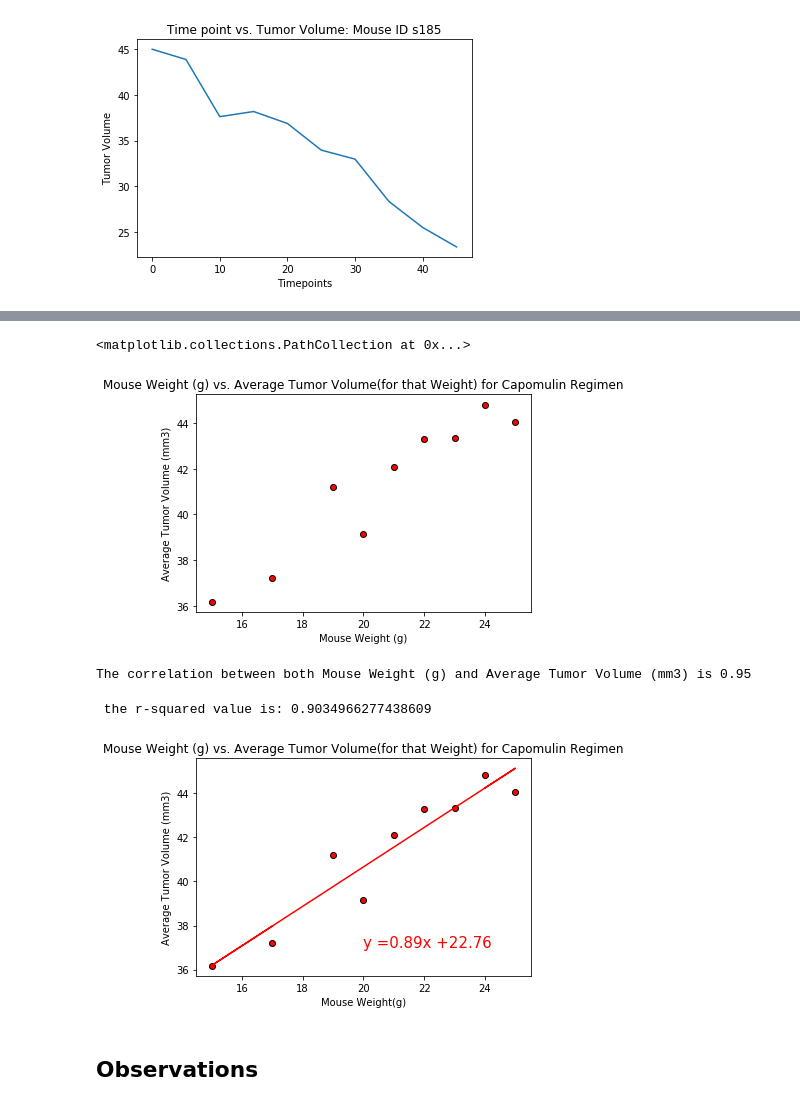
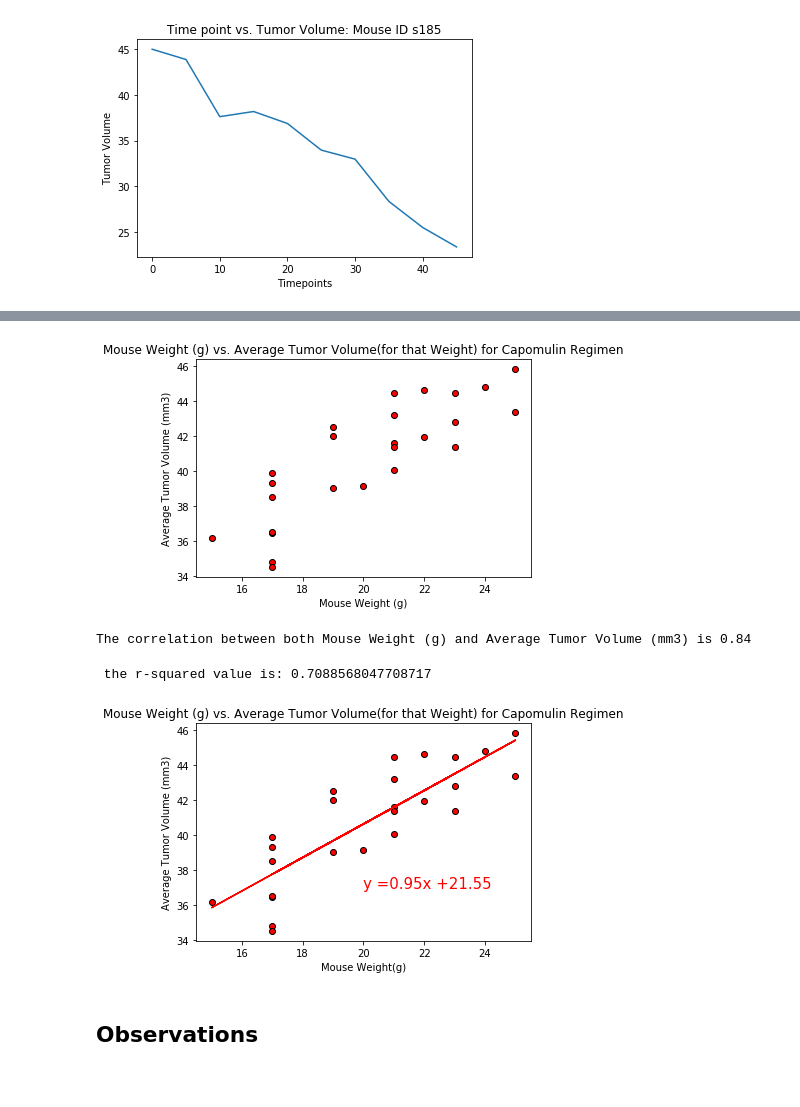
Before and after one commit to fabzum/Matplotlib-Homework, a Jupyter notebook: Homework/Pymaceuticals/pymaceuticals_final.ipynb, the cells around one changed output, grey strips where cells are left out. Saved outputs shown, nothing was run; the diff lists cells and outputs as text; code cells hidden in the pictures.

```diff
--- a/Homework/Pymaceuticals/pymaceuticals_final.ipynb
+++ b/Homework/Pymaceuticals/pymaceuticals_final.ipynb
@@ -529,46 +450,46 @@ array([17, 15, 19, 20, 21, 22, 23, 25, 24])
 # %%
-
-
-Weight = unique_weights #[15, 17, 19, 20, 21, 22, 23, 24, 25]
-Tumor = [tumor_w_17_mean, tumor_w_15_mean, tumor_w_19_mean, tumor_w_20_mean, tumor_w_21_mean, tumor_w_22_mean, tumor_w_23_mean, tumor_w_25_mean, tumor_w_24_mean]
+# Generate a scatter plot of mouse weight versus average tumor volume for the Capomulin regimen
+mouse_study_merged4 = pd.merge(mouse_metadata, study_results, on="Mouse ID")
+capomulin_mouse_weight = mouse_study_merged4.loc[mouse_study_merged4["Drug Regimen"]=="Capomulin"]
+groupedby_mouse_weight = capomulin_mouse_weight.groupby("Mouse ID").mean()
 
 plt.title("Mouse Weight (g) vs. Average Tumor Volume(for that Weight) for Capomulin Regimen")
 plt.xlabel("Mouse Weight (g)")
 plt.ylabel("Average Tumor Volume (mm3)")
 
-plt.scatter(Weight, Tumor, marker="o", facecolors="red", edgecolors="black")
+plt.scatter(groupedby_mouse_weight["Weight (g)"], groupedby_mouse_weight["Tumor Volume (mm3)"], marker="o", facecolors="red", edgecolors="black")
+plt.show()
 # %% [output]
-<matplotlib.collections.PathCollection at 0x...>
-[figure, old version]
+[figure, new version]
 # %%
 # Calculate the correlation coefficient
-correlation = st.pearsonr(Weight, Tumor)
+correlation = st.pearsonr(groupedby_mouse_weight["Weight (g)"], groupedby_mouse_weight["Tumor Volume (mm3)"])
 correlation
 
 print(f"The correlation between both Mouse Weight (g) and Average Tumor Volume (mm3) is {round(correlation[0],2)}")
 # %% [output]
-The correlation between both Mouse Weight (g) and Average Tumor Volume (mm3) is 0.95
+The correlation between both Mouse Weight (g) and Average Tumor Volume (mm3) is 0.84
 # %%
 # Linear regression model for mouse weight and average tumor volume for the Capomulin regimen
 
 from scipy.stats import linregress
 
-x_values = unique_weights
-y_values = Tumor
+x_values = groupedby_mouse_weight["Weight (g)"]
+y_values = groupedby_mouse_weight["Tumor Volume (mm3)"]
 
 (slope, intercept, rvalue, pvalue, stderr) = linregress(x_values, y_values)
 regress_values = x_values * slope + intercept
 line_eq = "y =" + str(round(slope,2)) + "x +" + str(round(intercept,2))
 plt.scatter(x_values, y_values, marker="o", facecolors="red", edgecolors="black")
 plt.plot(x_values, regress_values, "r-")
 plt.annotate(line_eq,(20,37),fontsize=15, color="red")
 plt.title("Mouse Weight (g) vs. Average Tumor Volume(for that Weight) for Capomulin Regimen")
 plt.xlabel("Mouse Weight(g)")
 plt.ylabel("Average Tumor Volume (mm3)")
 print(f" the r-squared value is: {rvalue**2}")
 # %% [output]
- the r-squared value is: 0.9034966277438609
+ the r-squared value is: 0.7088568047708717
-[figure, old version]
+[figure, new version]
 # %% [markdown]
 ## Observations
 # %% [markdown]
```
Also changed, not shown: parts of 7 cells of this notebook.
